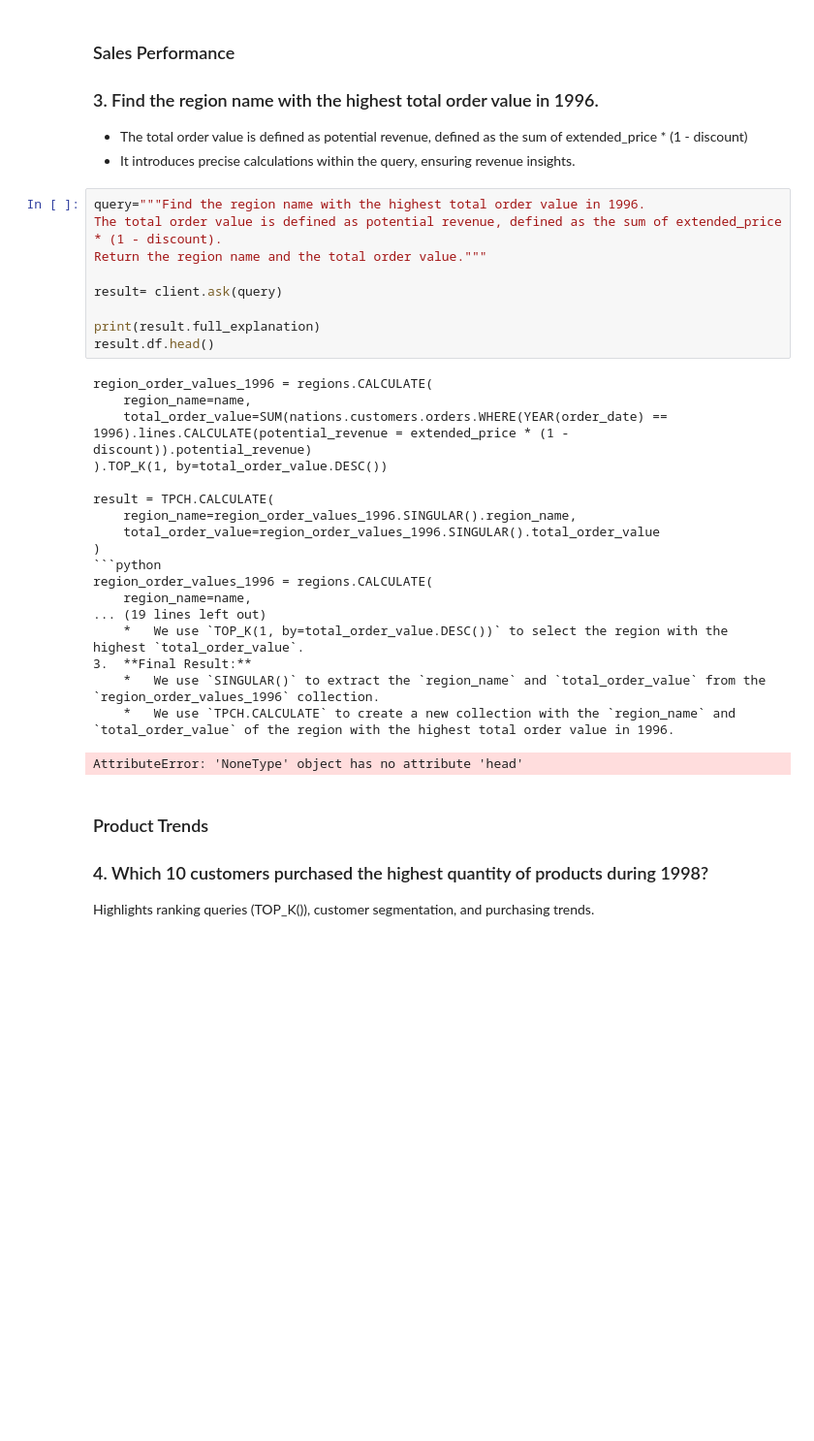
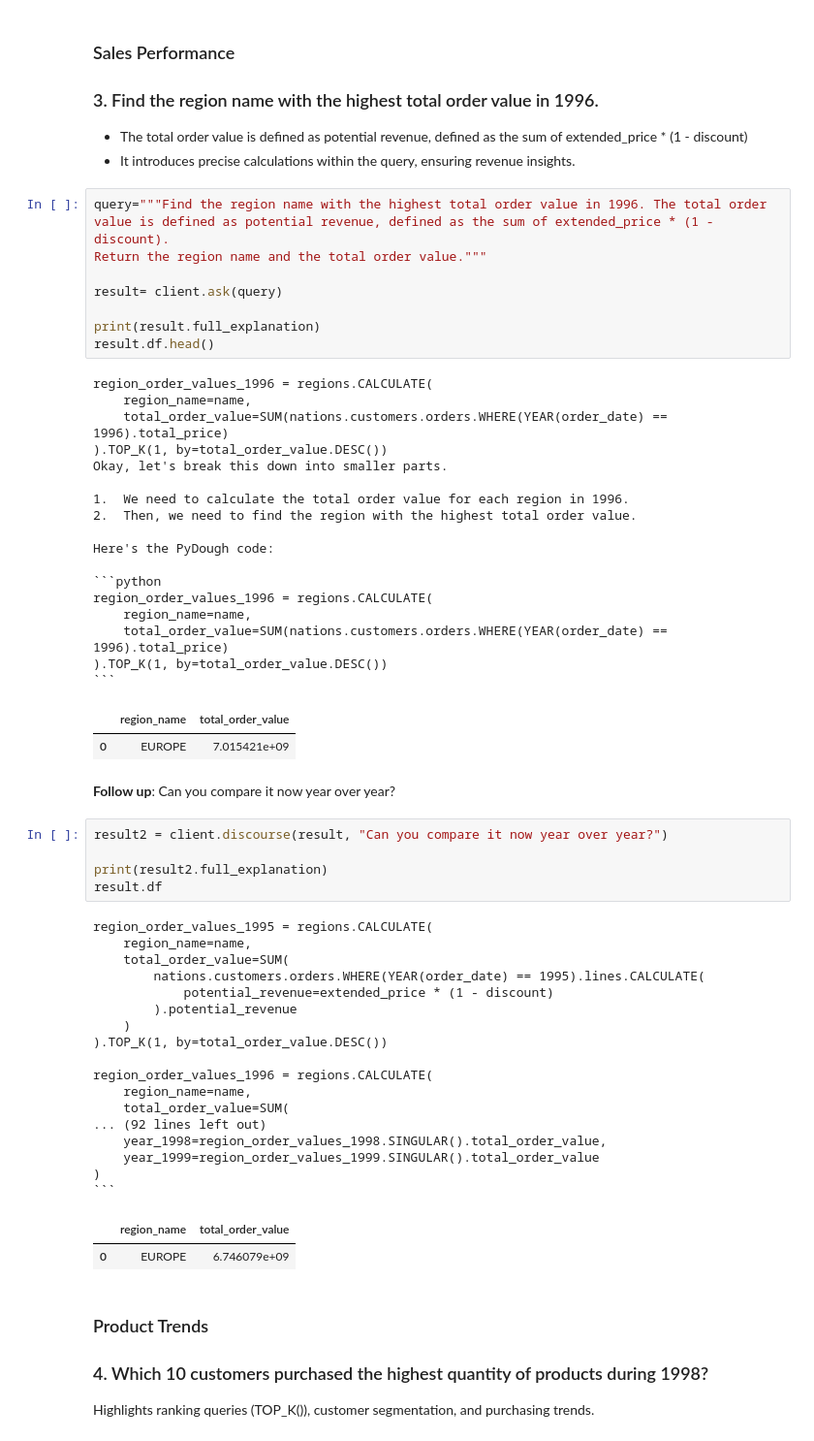
Before and after one commit to bodo-ai/text2pydough, a Jupyter notebook: workbench/AAraya/demo/llm_demo_final_vRK_v2.ipynb, the cells around one changed output. Shown at 97% size. Cells and saved outputs as stored; diff of their text form; blank space fills up the shorter version.

````diff
--- a/workbench/AAraya/demo/llm_demo_final_vRK_v2.ipynb
+++ b/workbench/AAraya/demo/llm_demo_final_vRK_v2.ipynb
@@ -582,8 +582,7 @@ customers_1996 = customers.CALCULATE(
 - The total order value is defined as potential revenue, defined as the sum of extended_price * (1 - discount)
 - It introduces precise calculations within the query, ensuring revenue insights.
 # %%
-query="""Find the region name with the highest total order value in 1996.
-The total order value is defined as potential revenue, defined as the sum of extended_price * (1 - discount).
+query="""Find the region name with the highest total order value in 1996. The total order value is defined as potential revenue, defined as the sum of extended_price * (1 - discount).
 Return the region name and the total order value."""
 
 result= client.ask(query)
@@ -593,22 +592,50 @@ result.df.head()
 # %% [output]
 region_order_values_1996 = regions.CALCULATE(
     region_name=name,
-    total_order_value=SUM(nations.customers.orders.WHERE(YEAR(order_date) == 1996).lines.CALCULATE(potential_revenue = extended_price * (1 - discount)).potential_revenue)
+    total_order_value=SUM(nations.customers.orders.WHERE(YEAR(order_date) == 1996).total_price)
 ).TOP_K(1, by=total_order_value.DESC())
+Okay, let's break this down into smaller parts.
 
-result = TPCH.CALCULATE(
-    region_name=region_order_values_1996.SINGULAR().region_name,
-    total_order_value=region_order_values_1996.SINGULAR().total_order_value
-)
+1.  We need to calculate the total order value for each region in 1996.
+2.  Then, we need to find the region with the highest total order value.
+
+Here's the PyDough code:
+
 ```python
 region_order_values_1996 = regions.CALCULATE(
     region_name=name,
-... (19 lines left out)
-    *   We use `TOP_K(1, by=total_order_value.DESC())` to select the region with the highest `total_order_value`.
-3.  **Final Result:**
-    *   We use `SINGULAR()` to extract the `region_name` and `total_order_value` from the `region_order_values_1996` collection.
-    *   We use `TPCH.CALCULATE` to create a new collection with the `region_name` and `total_order_value` of the region with the highest total order value in 1996.
+    total_order_value=SUM(nations.customers.orders.WHERE(YEAR(order_date) == 1996).total_price)
+).TOP_K(1, by=total_order_value.DESC())
+```
-AttributeError: 'NoneType' object has no attribute 'head'
+|  | region_name | total_order_value |
+| 0 | EUROPE | 7.015421e+09 |
+# %% [markdown]
+**Follow up**: Can you compare it now year over year?
+# %%
+result2 = client.discourse(result, "Can you compare it now year over year?")
+
+print(result2.full_explanation)
+result.df
+# %% [output]
+region_order_values_1995 = regions.CALCULATE(
+    region_name=name,
+    total_order_value=SUM(
+        nations.customers.orders.WHERE(YEAR(order_date) == 1995).lines.CALCULATE(
+            potential_revenue=extended_price * (1 - discount)
+        ).potential_revenue
+    )
+).TOP_K(1, by=total_order_value.DESC())
+
+region_order_values_1996 = regions.CALCULATE(
+    region_name=name,
+    total_order_value=SUM(
+... (92 lines left out)
+    year_1998=region_order_values_1998.SINGULAR().total_order_value,
+    year_1999=region_order_values_1999.SINGULAR().total_order_value
+)
+```
+|  | region_name | total_order_value |
+| 0 | EUROPE | 6.746079e+09 |
 # %% [markdown]
 ### Product Trends
 
````
Also changed, not shown: parts of 15 cells of this notebook.
